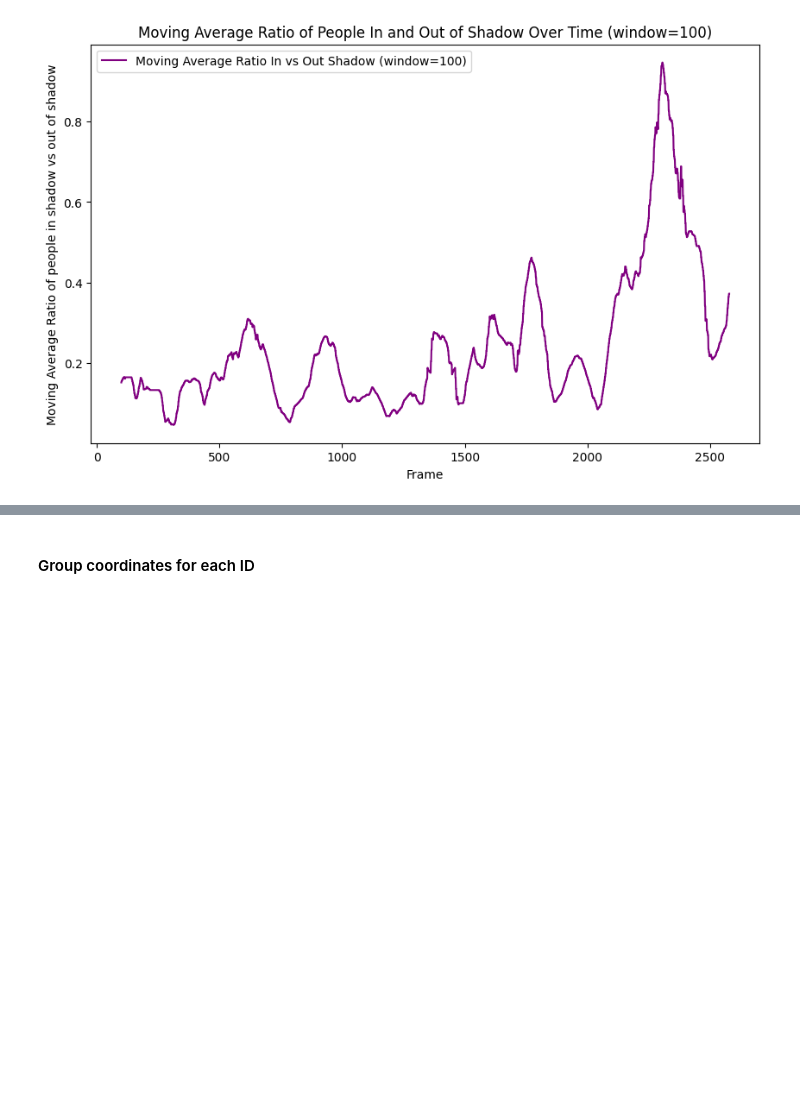
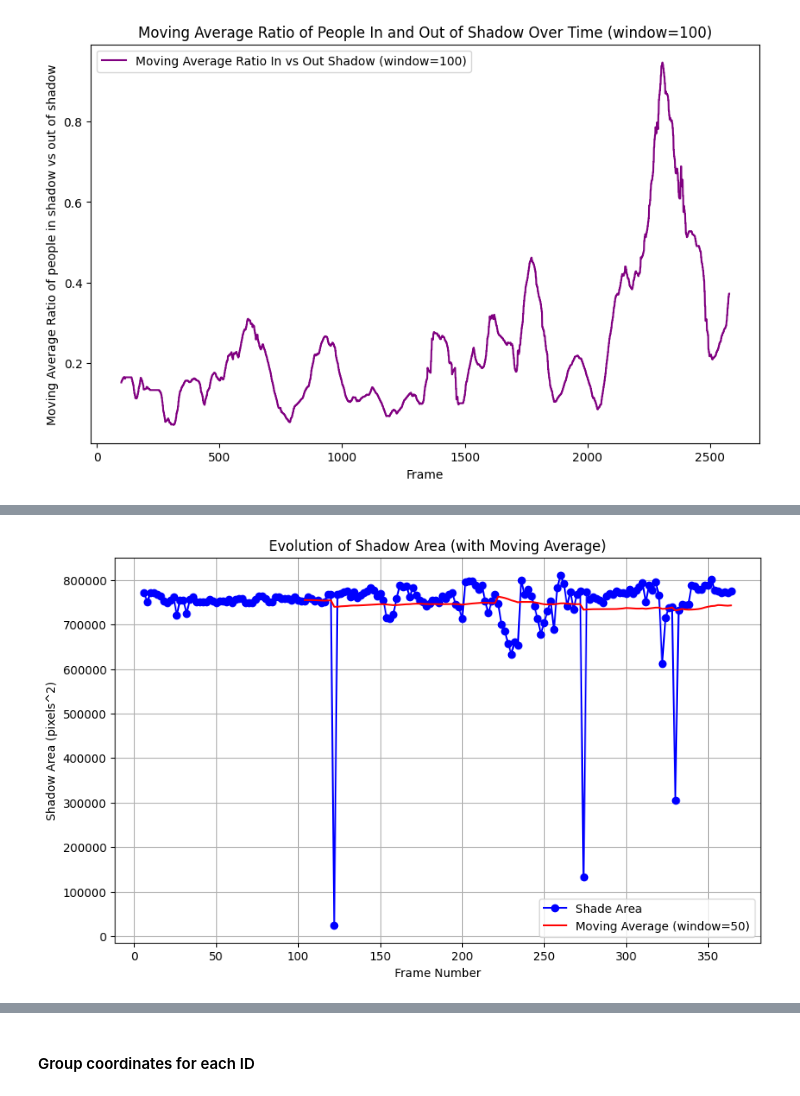
Before and after one commit to wendycao411/Pedestrian_Tracking, a Jupyter notebook: Pedestrian_Tracking.ipynb, the cells around one changed output, grey strips where cells are left out. Cells and saved outputs as stored; diff of their text form; code cells hidden in the pictures; blank space fills up the shorter version.

```diff
--- a/Pedestrian_Tracking.ipynb
+++ b/Pedestrian_Tracking.ipynb
@@ -561,0 +559,26 @@ For example, when doing 'df[col].method(value, inplace=True)', try using 'df.met
+# %%
+# Extract the 'frame' and 'shade_area' columns
+data = data[['frame', 'shadow_area']]
+
+# Remove duplicate rows
+data = data.drop_duplicates()
+
+# Sort the data by 'frame' to ensure the plot is in the correct order
+data = data.sort_values(by='frame')
+
+# Calculate the moving average with a window size of your choice (e.g., 5 frames)
+window_size = 50
+data['shadow_area_moving_avg'] = data['shadow_area'].rolling(window=window_size).mean()
+
+# Plot the original shade area and its moving average
+plt.figure(figsize=(10, 6))
+plt.plot(data['frame'], data['shadow_area'], marker='o', linestyle='-', color='b', label='Shade Area')
+plt.plot(data['frame'], data['shadow_area_moving_avg'], marker='', linestyle='-', color='r', label=f'Moving Average (window={window_size})')
+plt.xlabel('Frame Number')
+plt.ylabel('Shadow Area (pixels^2)')
+plt.title('Evolution of Shadow Area (with Moving Average)')
+plt.legend()
+plt.grid(True)
+plt.show()
+# %% [output]
+[figure, added]
```
Also changed, not shown: parts of 13 cells of this notebook.
